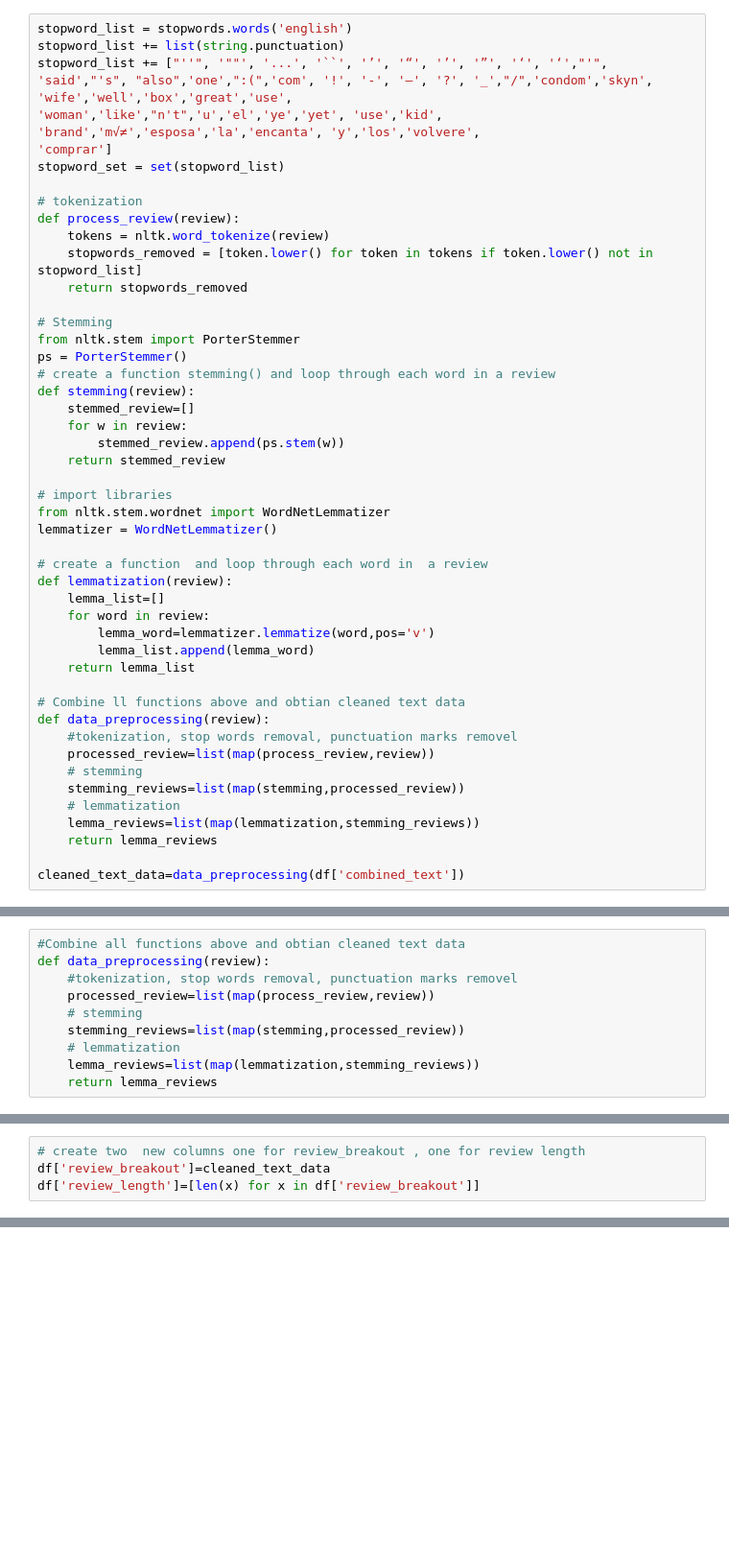
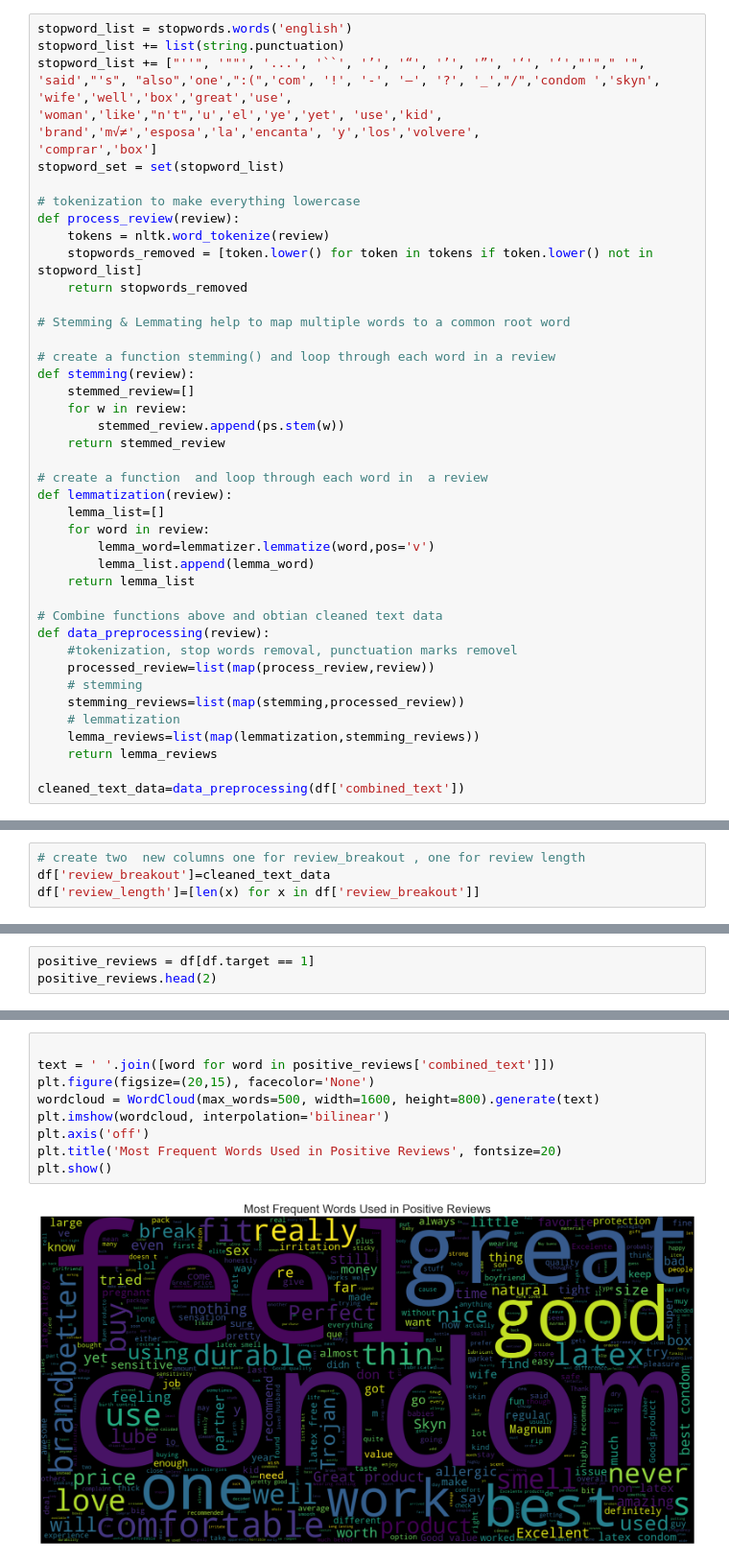
Before and after one commit to krc31182/Amazon-Reviews, a Jupyter notebook: Clean Data & Export to cvs.ipynb, the cells around one changed output, grey strips where cells are left out. Shown at 96% size. Drawn from its saved outputs; the diff is of its cells as text; blank space fills up the shorter version.

```diff
--- a/Clean Data & Export to cvs.ipynb
+++ b/Clean Data & Export to cvs.ipynb
@@ -118,31 +147,26 @@ df.to_csv('Resources/tableau_df.csv', index=False)
 # %%
 stopword_list = stopwords.words('english')
 stopword_list += list(string.punctuation)
-stopword_list += ["''", '""', '...', '``', '’', '“', '’', '”', '‘', '‘',"'",
-'said',"'s", "also",'one',":(",'com', '!', '-', '–', '?', '_',"/",'condom','skyn', 'wife','well','box','great','use',
+stopword_list += ["''", '""', '...', '``', '’', '“', '’', '”', '‘', '‘',"'"," '",
+'said',"'s", "also",'one',":(",'com', '!', '-', '–', '?', '_',"/",'condom ','skyn', 'wife','well','box','great','use',
 'woman','like',"n't",'u','el','ye','yet', 'use','kid', 'brand','m√≠','esposa','la','encanta', 'y','los','volvere',
-'comprar']
+'comprar','box']
 stopword_set = set(stopword_list)
 
-# tokenization
+# tokenization to make everything lowercase
 def process_review(review):
     tokens = nltk.word_tokenize(review)
     stopwords_removed = [token.lower() for token in tokens if token.lower() not in stopword_list]
     return stopwords_removed
 
-# Stemming
-from nltk.stem import PorterStemmer
-ps = PorterStemmer()
+# Stemming & Lemmating help to map multiple words to a common root word
+
 # create a function stemming() and loop through each word in a review
 def stemming(review):
     stemmed_review=[]
     for w in review:
         stemmed_review.append(ps.stem(w))
     return stemmed_review
-
-# import libraries
-from nltk.stem.wordnet import WordNetLemmatizer
-lemmatizer = WordNetLemmatizer()
 
 # create a function  and loop through each word in  a review
 def lemmatization(review):
@@ -152,7 +176,7 @@ def lemmatization(review):
         lemma_list.append(lemma_word)
     return lemma_list
 
-# Combine ll functions above and obtian cleaned text data
+# Combine functions above and obtian cleaned text data
 def data_preprocessing(review):
     #tokenization, stop words removal, punctuation marks removel
     processed_review=list(map(process_review,review))
@@ -169,15 +193,5 @@ df.head(2)
 |  | retailer_id | retailer_name | retailer_sku | Title | Brand | Category | Subcategory | week_id | ... |
 | 0 | 1 | Amazon.com | B0735Q681B | SKYN Elite – 36 Count – Ultra-Thi... | SKYN | Sexual Wellness | Condoms | 202245 | ... |
 | 1 | 1 | Amazon.com | B00WX0RJVS | SKYN Elite Condoms 10 Count (Pack... | SKYN | Sexual Wellness | Condoms | 202245 | ... |
-# %%
-#Combine all functions above and obtian cleaned text data
-def data_preprocessing(review):
-    #tokenization, stop words removal, punctuation marks removel
-    processed_review=list(map(process_review,review))
-    # stemming
-    stemming_reviews=list(map(stemming,processed_review))
-    # lemmatization
-    lemma_reviews=list(map(lemmatization,stemming_reviews))
-    return lemma_reviews
 # %%
 cleaned_text_data=data_preprocessing(df['combined_text'])
@@ -208,0 +216,3 @@ df.to_csv('Resources/machine_learning.csv', index=False)
+# %%
+positive_reviews = df[df.target == 1]
+positive_reviews.head(2)
@@ -208,0 +224,11 @@ df.to_csv('Resources/machine_learning.csv', index=False)
+# %%
+
+text = ' '.join([word for word in positive_reviews['combined_text']])
+plt.figure(figsize=(20,15), facecolor='None')
+wordcloud = WordCloud(max_words=500, width=1600, height=800).generate(text)
+plt.imshow(wordcloud, interpolation='bilinear')
+plt.axis('off')
+plt.title('Most Frequent Words Used in Positive Reviews', fontsize=20)
+plt.show()
+# %% [output]
+[figure, added]
```
Also changed, not shown: parts of 24 cells of this notebook.
